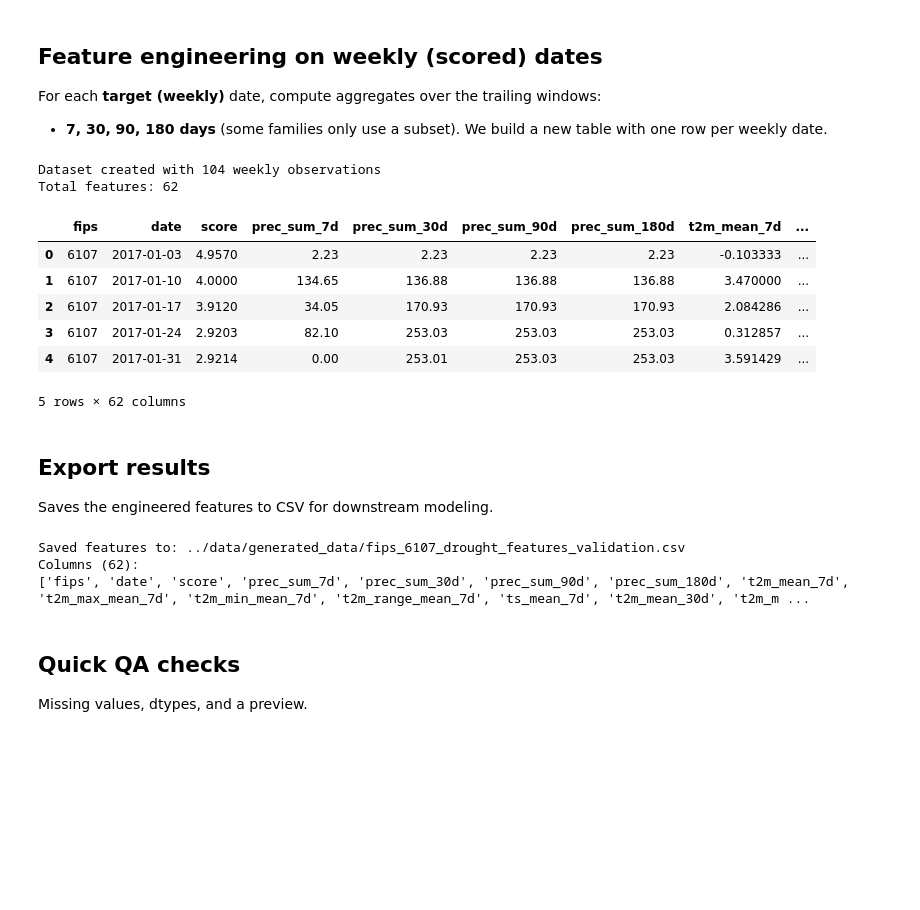
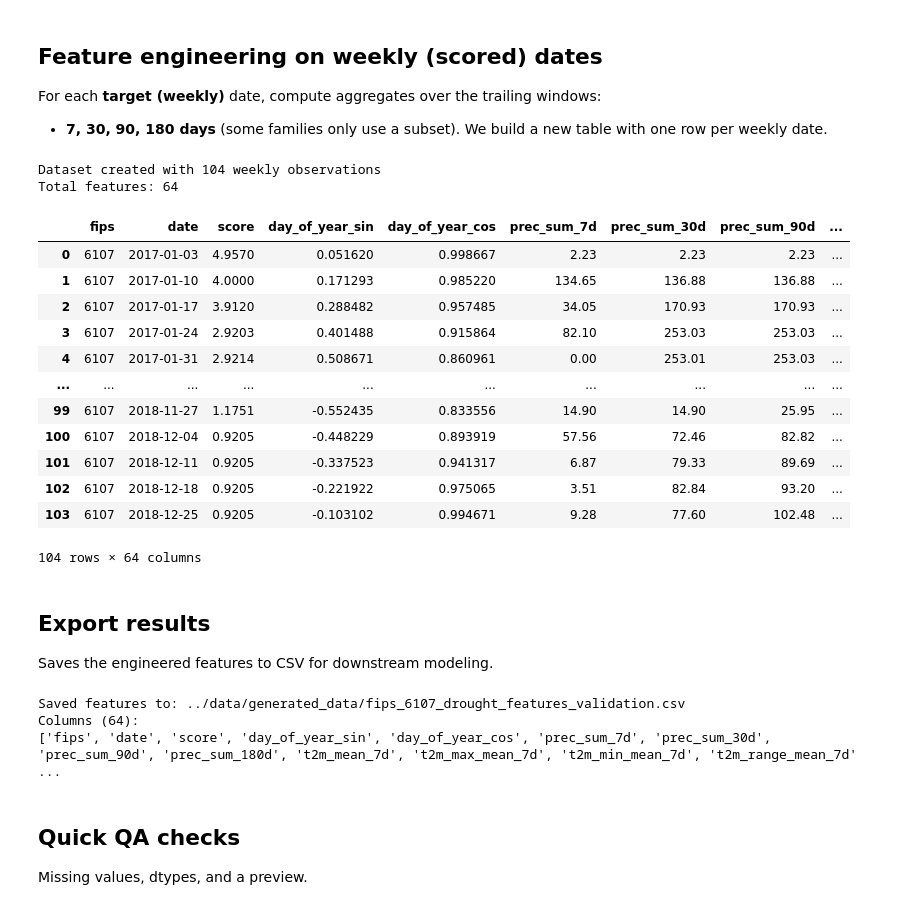
Before and after one commit to beatrizbsperes/Droughts-Predictions-with-Machine-Learning, a Jupyter notebook: notebooks/preprocessing.ipynb, the cells around one changed output. Drawn from its saved outputs; the diff is of its cells as text; code cells hidden in the pictures; blank space fills up the shorter version.

Commit message:
Added enconder for seasonality cycle encoder of day of the year

```diff
--- a/notebooks/preprocessing.ipynb
+++ b/notebooks/preprocessing.ipynb
@@ -104,6 +104,12 @@ for target_date in scored_dates:
 
     # Initialize row with basic info
     row = {'fips': TARGET_FIPS, 'date': target_date, 'score': score_value}
+
+    # Encode day of year (cyclic seasonal feature)
+    day_of_year = target_date.dayofyear
+    days_in_year = 366 if target_date.is_leap_year else 365
+    row['day_of_year_sin'] = np.sin(2 * np.pi * day_of_year / days_in_year)
+    row['day_of_year_cos'] = np.cos(2 * np.pi * day_of_year / days_in_year)
 
     # PRECIPITATION FEATURES - Sum over windows
     row['prec_sum_7d'] = df_filtered.loc[mask_7d, 'PRECTOT'].sum()
@@ -141,42 +147,48 @@ for target_date in scored_dates:
         row[f'ws50m_mean_{period}'] = df_filtered.loc[mask, 'WS50M'].mean()
         row[f'ws50m_max_{period}'] = df_filtered.loc[mask, 'WS50M_MAX'].max()
         row[f'ws50m_min_mean_{period}'] = df_filtered.loc[mask, 'WS50M_MIN'].mean()
         row[f'ws50m_range_mean_{period}'] = df_filtered.loc[mask, 'WS50M_RANGE'].mean()
 
     # PRESSURE FEATURES - Mean over 7/30d
     row['ps_mean_7d'] = df_filtered.loc[mask_7d, 'PS'].mean()
     row['ps_mean_30d'] = df_filtered.loc[mask_30d, 'PS'].mean()
 
     # ADDITIONAL DROUGHT-RELEVANT FEATURES
     # Precipitation deficit (compare recent to longer-term average)
     row['prec_deficit_30v90d'] = row['prec_sum_30d'] - (row['prec_sum_90d'] / 3)
     row['prec_deficit_7v30d'] = row['prec_sum_7d'] - (row['prec_sum_30d'] / 4.3)
 
     # Temperature anomaly (recent vs longer-term)
     row['temp_anomaly_7v90d'] = row['t2m_mean_7d'] - row['t2m_mean_90d']
     row['temp_anomaly_30v180d'] = row['t2m_mean_30d'] - row['t2m_mean_180d']
 
     # Vapor pressure deficit proxy (temperature - dewpoint)
     row['vpd_proxy_7d'] = row['t2m_mean_7d'] - row['t2mdew_mean_7d']
     row['vpd_proxy_30d'] = row['t2m_mean_30d'] - row['t2mdew_mean_30d']
 
     result_rows.append(row)
 
 # Create final dataframe
 df_drought_features = pd.DataFrame(result_rows)
 print(f"Dataset created with {len(df_drought_features)} weekly observations")
 print(f"Total features: {len(df_drought_features.columns)}")
-df_drought_features.head()
+df_drought_features
 # %% [output]
 Dataset created with 104 weekly observations
-Total features: 62
+Total features: 64
-|  | fips | date | score | prec_sum_7d | prec_sum_30d | prec_sum_90d | prec_sum_180d | t2m_mean_7d | ... |
-| 0 | 6107 | 2017-01-03 | 4.9570 | 2.23 | 2.23 | 2.23 | 2.23 | -0.103333 | ... |
-| 1 | 6107 | 2017-01-10 | 4.0000 | 134.65 | 136.88 | 136.88 | 136.88 | 3.470000 | ... |
-| 2 | 6107 | 2017-01-17 | 3.9120 | 34.05 | 170.93 | 170.93 | 170.93 | 2.084286 | ... |
-| 3 | 6107 | 2017-01-24 | 2.9203 | 82.10 | 253.03 | 253.03 | 253.03 | 0.312857 | ... |
-| 4 | 6107 | 2017-01-31 | 2.9214 | 0.00 | 253.01 | 253.03 | 253.03 | 3.591429 | ... |
+|  | fips | date | score | day_of_year_sin | day_of_year_cos | prec_sum_7d | prec_sum_30d | prec_sum_90d | ... |
+| 0 | 6107 | 2017-01-03 | 4.9570 | 0.051620 | 0.998667 | 2.23 | 2.23 | 2.23 | ... |
+| 1 | 6107 | 2017-01-10 | 4.0000 | 0.171293 | 0.985220 | 134.65 | 136.88 | 136.88 | ... |
+| 2 | 6107 | 2017-01-17 | 3.9120 | 0.288482 | 0.957485 | 34.05 | 170.93 | 170.93 | ... |
+| 3 | 6107 | 2017-01-24 | 2.9203 | 0.401488 | 0.915864 | 82.10 | 253.03 | 253.03 | ... |
+| 4 | 6107 | 2017-01-31 | 2.9214 | 0.508671 | 0.860961 | 0.00 | 253.01 | 253.03 | ... |
+| ... | ... | ... | ... | ... | ... | ... | ... | ... | ... |
+| 99 | 6107 | 2018-11-27 | 1.1751 | -0.552435 | 0.833556 | 14.90 | 14.90 | 25.95 | ... |
+| 100 | 6107 | 2018-12-04 | 0.9205 | -0.448229 | 0.893919 | 57.56 | 72.46 | 82.82 | ... |
+| 101 | 6107 | 2018-12-11 | 0.9205 | -0.337523 | 0.941317 | 6.87 | 79.33 | 89.69 | ... |
+| 102 | 6107 | 2018-12-18 | 0.9205 | -0.221922 | 0.975065 | 3.51 | 82.84 | 93.20 | ... |
+| 103 | 6107 | 2018-12-25 | 0.9205 | -0.103102 | 0.994671 | 9.28 | 77.60 | 102.48 | ... |
-5 rows × 62 columns
+104 rows × 64 columns
 # %% [markdown]
 
 ## Export results
@@ -191,8 +203,8 @@ print(f"Columns ({len(df_drought_features.columns)}):")
 print(df_drought_features.columns.tolist())
 # %% [output]
 Saved features to: ../data/generated_data/fips_6107_drought_features_validation.csv
-Columns (62):
-['fips', 'date', 'score', 'prec_sum_7d', 'prec_sum_30d', 'prec_sum_90d', 'prec_sum_180d', 't2m_mean_7d', 't2m_max_mean_7d', 't2m_min_mean_7d', 't2m_range_mean_7d', 'ts_mean_7d', 't2m_mean_30d', 't2m_m ...
+Columns (64):
+['fips', 'date', 'score', 'day_of_year_sin', 'day_of_year_cos', 'prec_sum_7d', 'prec_sum_30d', 'prec_sum_90d', 'prec_sum_180d', 't2m_mean_7d', 't2m_max_mean_7d', 't2m_min_mean_7d', 't2m_range_mean_7d' ...
 # %% [markdown]
 
 ## Quick QA checks
```
Also changed, not shown: parts of 1 cell of this notebook.
